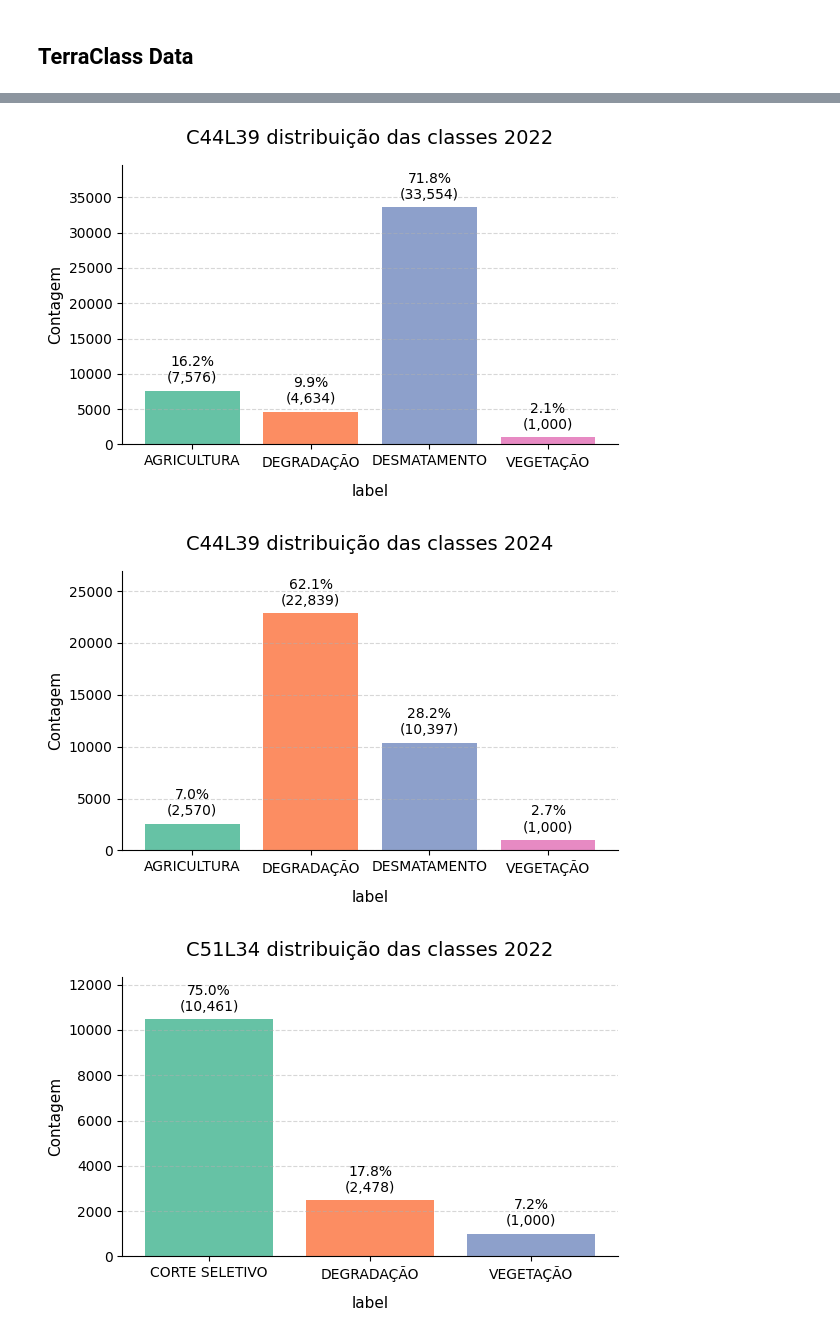
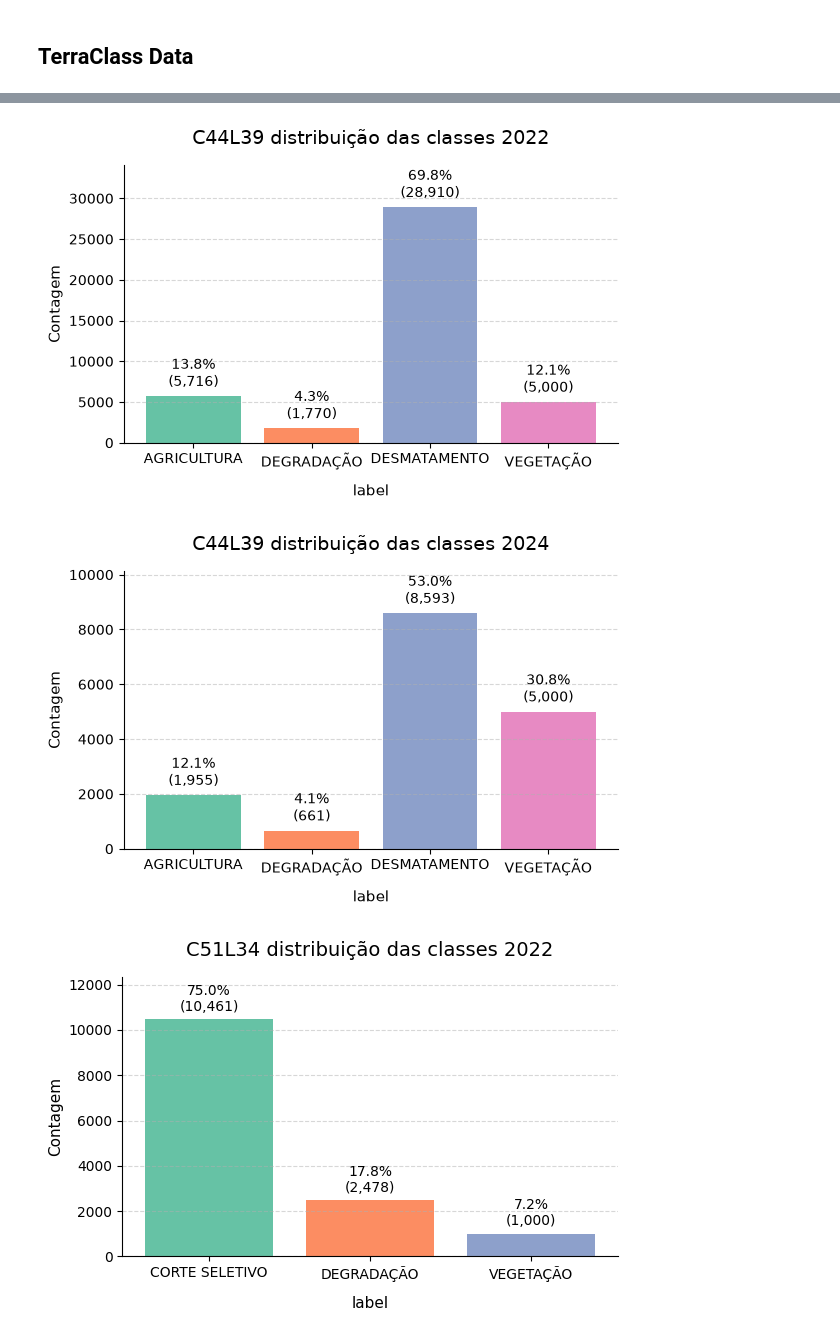
Before and after one commit to AbnerErnaniADSFatec/analise-disturbios-gfm, a Jupyter notebook: 1_preprocessing-samples.ipynb, the cells around one changed output, grey strips where cells are left out. Saved outputs shown, nothing was run; the diff lists cells and outputs as text; code cells hidden in the pictures.

```diff
--- a/1_preprocessing-samples.ipynb
+++ b/1_preprocessing-samples.ipynb
@@ -53,7 +71,7 @@ amazonia_terraclass_mask = {
 amazonia_terraclass_label_mask = {
     'VEGETACAO NATURAL FLORESTAL PRIMARIA': "VEGETAÇÃO"
 }
-veg_n_samples = 1000
+veg_n_samples = 5000
 
 class_column = "class_multisource"
 date_column = "date_multisource"
@@ -83,7 +101,7 @@ for year in years_:
         samples[date_column] = pd.to_datetime(samples[date_column])
 
         samples = samples[samples[date_column].dt.year == year]
-        # samples = samples[samples[date_column].dt.month.between(1, 6)]
+        samples = samples[samples[date_column].dt.month.between(1, 8)]
         # print(datetime.strptime(samples["date_multisource"][0], "%Y-%m-%d"))
 
         class_column = "class_multisource"
@@ -96,35 +114,35 @@ for year in years_:
 
         samples["label"] = samples[class_column]
         samples["tile"] = tile_id
         samples["year"] = year
         samples = samples[["year", "label", "tile", "geometry"]]
 
         samples.to_csv(f"{samples_path}/samples_{tile_id}_{year}.csv", index=False)
 
         samples_points = sample_points_in_polygons(
             samples, n_points_per_polygon=1, top_n=1,
             class_column="label", negative_buffer=5
         )
 
         samples_points["tile"] = tile_id
         samples_points["year"] = year
         samples_points = samples_points[["year", "label", "tile", "geometry"]]
 
         samples_veg = extract_samples_from_tiff(amazonia_class[year]["raster"], amazonia_terraclass_mask, year, veg_n_samples, tile)
         samples_veg = samples_veg.to_crs(samples.crs)
 
         class_column = "label"
         labels = list(set(samples_veg[class_column]))
         for label in labels:
             samples_veg.loc[samples_veg[class_column] == label, class_column] = amazonia_terraclass_label_mask[label]
 
         samples_points = pd.concat([samples_points, samples_veg], ignore_index=True)
         samples_points.to_csv(f"{samples_path}/samples_{tile_id}_{year}_points.csv", index=False)
 
         plot_balance_bar(samples_points, "label", f"{tile_id} distribuição das classes {year}", figsize = (6, 4))
 # %% [output]
-[figure, old version]
+[figure, new version]
-[figure, old version]
+[figure, new version]
 # %%
 tile_ids = ['C51L34']
 years_ = [2022, 2024]
```
Also changed, not shown: parts of 1 cell of this notebook, 8 other files.
